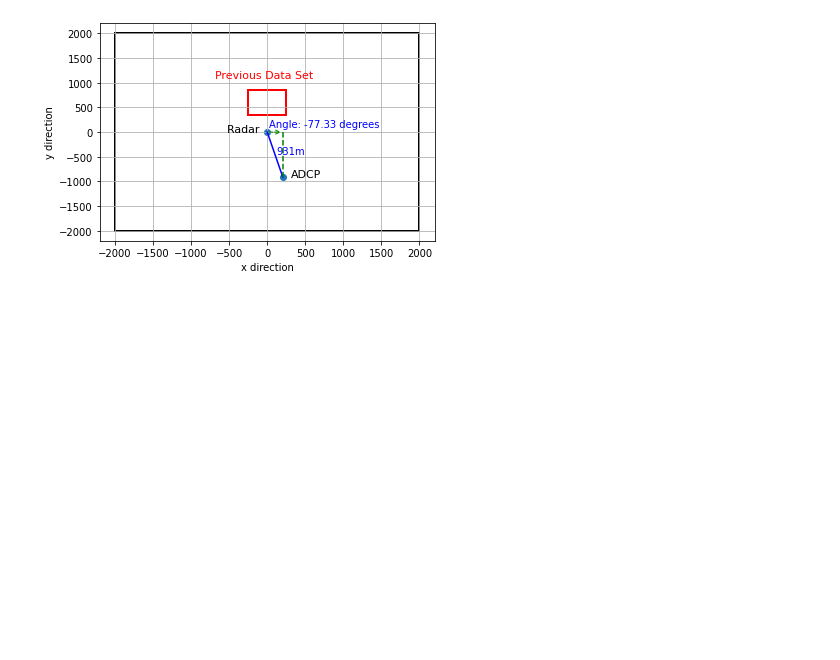
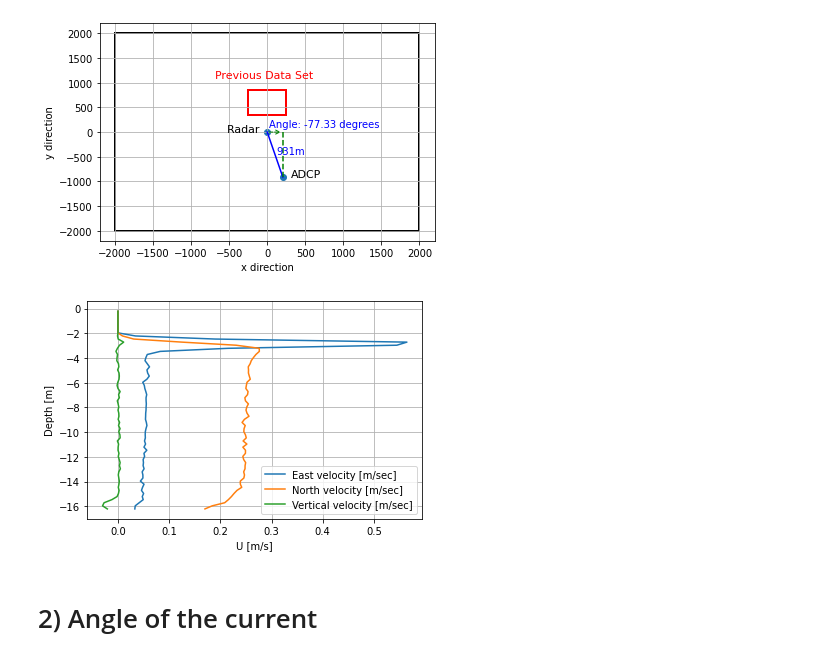
Before and after one commit to joeyanderson1/4th-Year-Thesis, a Jupyter notebook: ADCP Data.ipynb, the cells around one changed output. Saved outputs shown, nothing was run; the diff lists cells and outputs as text; code cells hidden in the pictures; blank space fills up the shorter version.

```diff
--- a/ADCP Data.ipynb
+++ b/ADCP Data.ipynb
@@ -370,3 +315,36 @@ plt.ylabel("y direction")
 plt.show()
 # %% [output]
 [figure]
+# %%
+hf = h5py.File('ADCP_19_01_22_04.mat', 'r')
+east_vel = np.array(hf['East_vel'])
+north_vel = np.array(hf['North_vel'])
+vertical_vel = np.array(hf['Vertical_vel'])
+z = np.array(hf['z_vec'])
+t = hf['time_vec']
+hf.close()
+
+time_start = 0*60 # sec
+time_stop = 15*60 # sec
+time_step = 1 #sec
+start_i = int(time_start/time_step)
+stop_i = int(time_stop/time_step)
+
+east_vel_mean = np.mean(east_vel[start_i:stop_i], axis=0)
+north_vel_mean = np.mean(north_vel[start_i:stop_i], axis=0)
+vertical_vel_mean = np.mean(vertical_vel[start_i:stop_i], axis=0)
+
+fig, ax = plt.subplots()
+ax.plot(east_vel_mean, z, label='East velocity [m/sec]')
+ax.plot(north_vel_mean, z, label='North velocity [m/sec]')
+ax.plot(vertical_vel_mean, z, label='Vertical velocity [m/sec]')
+
+plt.xlabel("U [m/s]")
+plt.ylabel("Depth [m]")
+plt.legend()
+plt.grid(True)
+plt.show()
+# %% [output]
+[figure, added]
+# %% [markdown]
+# 2) Angle of the current
```
Also changed, not shown: parts of 27 cells of this notebook.
